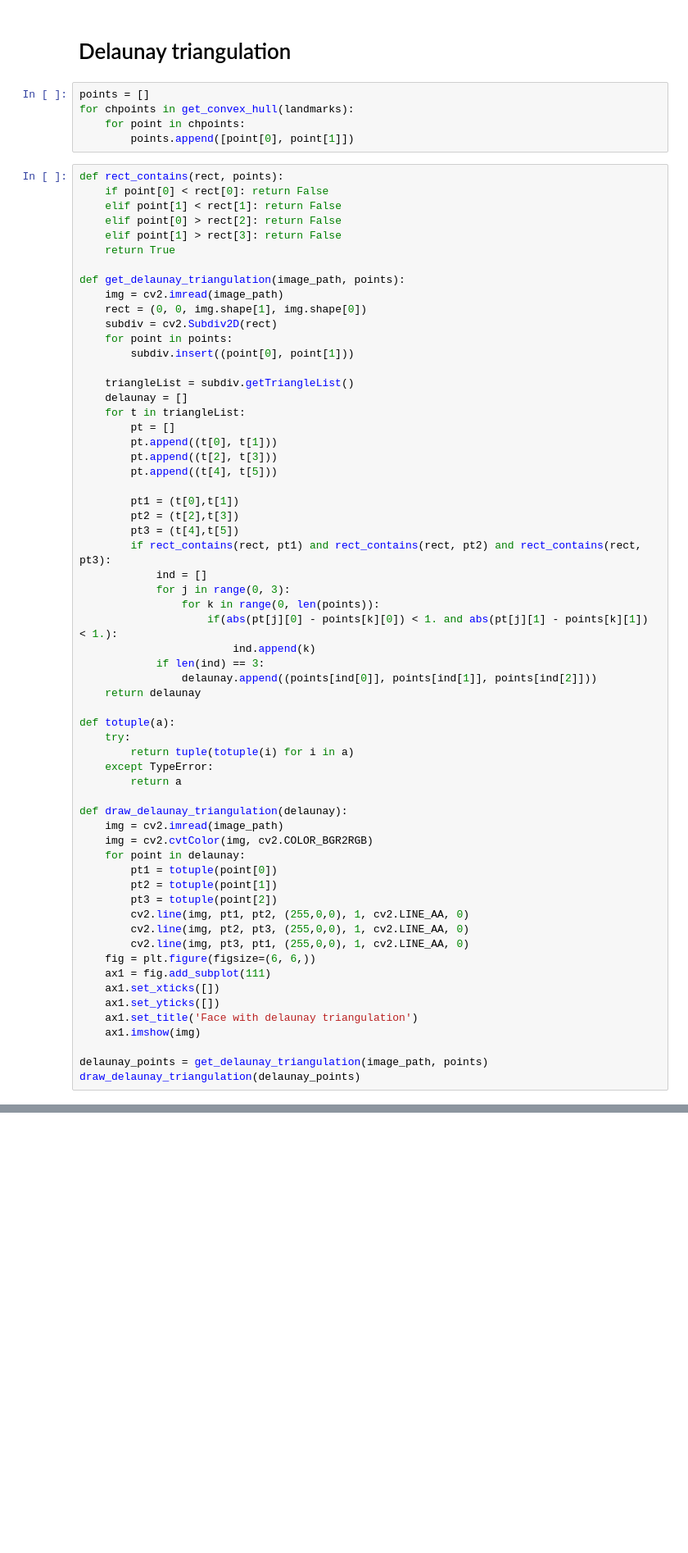
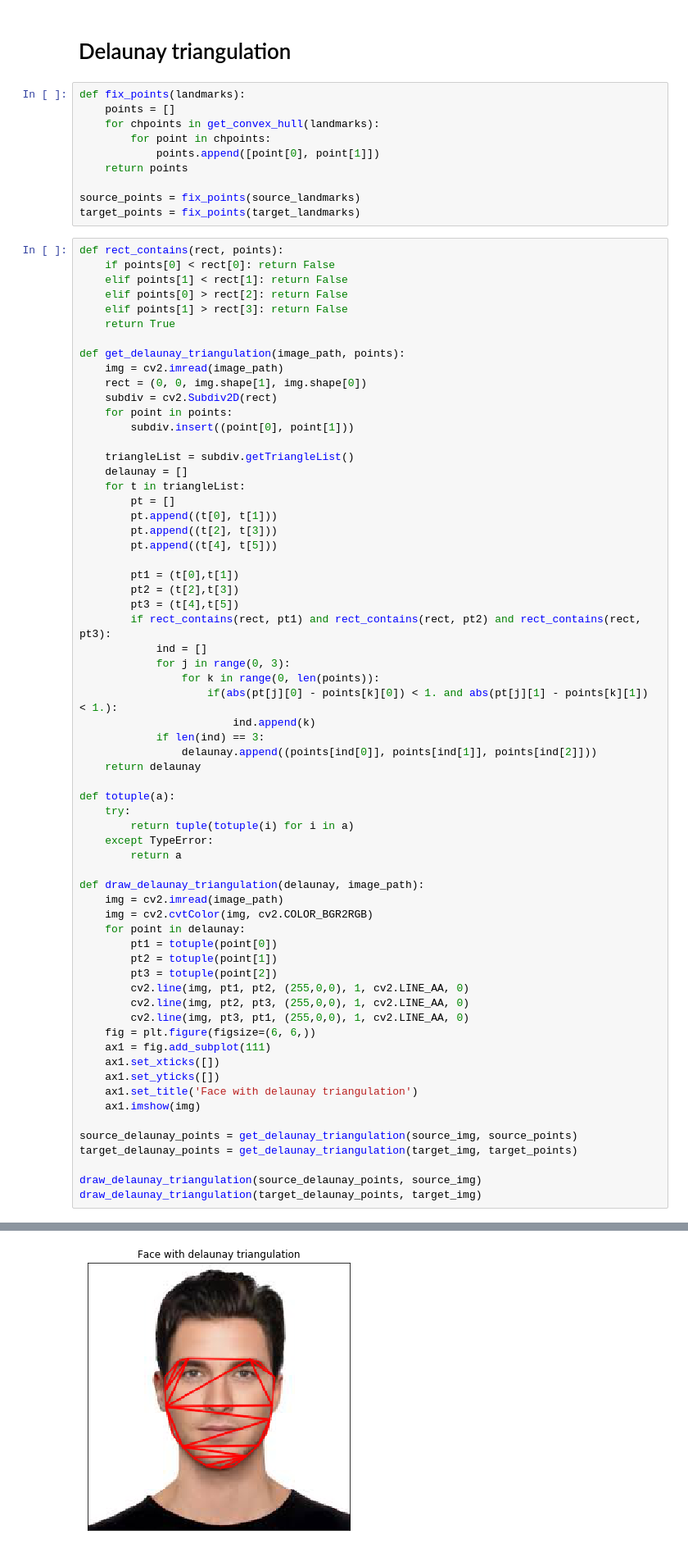
Before and after one commit to betogaona7/hairstyle, a Jupyter notebook: FS-Warping-Technique/Image-warping.ipynb, the cells around one changed output, grey strips where cells are left out. Shown at 82% size. Drawn from its saved outputs; the diff is of its cells as text; blank space fills up the shorter version.

```diff
--- a/FS-Warping-Technique/Image-warping.ipynb
+++ b/FS-Warping-Technique/Image-warping.ipynb
@@ -71,16 +79,21 @@ draw_convex_hull(landmarks, image_path)
 # %% [markdown]
 # Delaunay triangulation
 # %%
-points = []
-for chpoints in get_convex_hull(landmarks):
-    for point in chpoints:
-        points.append([point[0], point[1]])
+def fix_points(landmarks):
+    points = []
+    for chpoints in get_convex_hull(landmarks):
+        for point in chpoints:
+            points.append([point[0], point[1]])
+    return points
+
+source_points = fix_points(source_landmarks)
+target_points = fix_points(target_landmarks)
 # %%
 def rect_contains(rect, points):
-    if point[0] < rect[0]: return False
-    elif point[1] < rect[1]: return False
-    elif point[0] > rect[2]: return False
-    elif point[1] > rect[3]: return False
+    if points[0] < rect[0]: return False
+    elif points[1] < rect[1]: return False
+    elif points[0] > rect[2]: return False
+    elif points[1] > rect[3]: return False
     return True
 
 def get_delaunay_triangulation(image_path, points):
@@ -108,33 +121,37 @@ def get_delaunay_triangulation(image_path, points):
                     if(abs(pt[j][0] - points[k][0]) < 1. and abs(pt[j][1] - points[k][1]) < 1.):
                         ind.append(k)
             if len(ind) == 3:
                 delaunay.append((points[ind[0]], points[ind[1]], points[ind[2]]))
     return delaunay
 
 def totuple(a):
     try:
         return tuple(totuple(i) for i in a)
     except TypeError:
         return a
 
-def draw_delaunay_triangulation(delaunay):
+def draw_delaunay_triangulation(delaunay, image_path):
     img = cv2.imread(image_path)
     img = cv2.cvtColor(img, cv2.COLOR_BGR2RGB)
     for point in delaunay:
         pt1 = totuple(point[0])
         pt2 = totuple(point[1])
         pt3 = totuple(point[2])
         cv2.line(img, pt1, pt2, (255,0,0), 1, cv2.LINE_AA, 0)
         cv2.line(img, pt2, pt3, (255,0,0), 1, cv2.LINE_AA, 0)
         cv2.line(img, pt3, pt1, (255,0,0), 1, cv2.LINE_AA, 0)
     fig = plt.figure(figsize=(6, 6,))
     ax1 = fig.add_subplot(111)
     ax1.set_xticks([])
     ax1.set_yticks([])
     ax1.set_title('Face with delaunay triangulation')
     ax1.imshow(img)
 
-delaunay_points = get_delaunay_triangulation(image_path, points)
-draw_delaunay_triangulation(delaunay_points)
+source_delaunay_points = get_delaunay_triangulation(source_img, source_points)
+target_delaunay_points = get_delaunay_triangulation(target_img, target_points)
+
+draw_delaunay_triangulation(source_delaunay_points, source_img)
+draw_delaunay_triangulation(target_delaunay_points, target_img)
 # %% [output]
 [figure]
+[figure, added]
```
Also changed, not shown: parts of 3 cells of this notebook.
